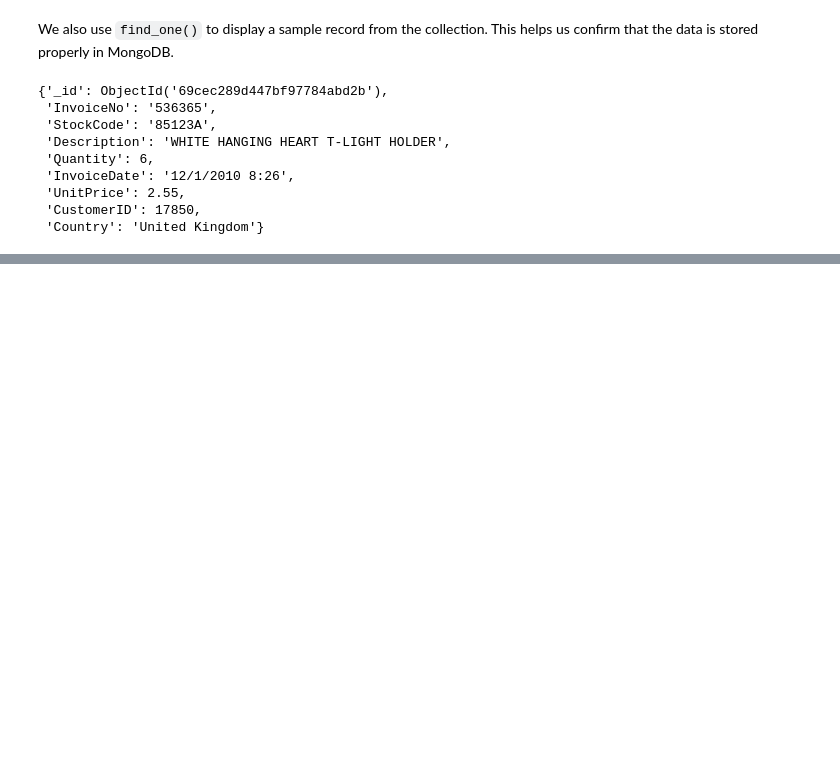
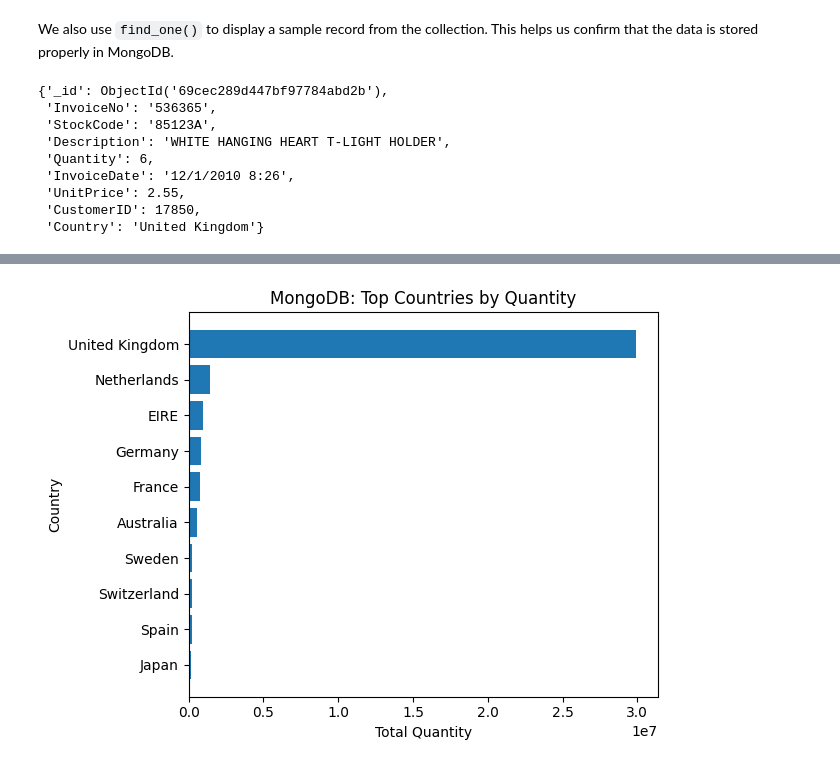
Before and after one commit to nabinyari/Bigdata_analysis_retail, a Jupyter notebook: main_assignment.ipynb, the cells around one changed output, grey strips where cells are left out. Drawn from its saved outputs; the diff is of its cells as text; code cells hidden in the pictures; blank space fills up the shorter version.

Commit message:
adding tthe mongodb aggregation and doing the visualization of results

```diff
--- a/main_assignment.ipynb
+++ b/main_assignment.ipynb
@@ -396,0 +408,17 @@ collection.find_one()
+# %%
+pipeline = [
+    {
+        "$group": {
+            "_id": "$Country",
+            "Total_Quantity": {"$sum": "$Quantity"}
+        }
+    },
+    {
+        "$sort": {"Total_Quantity": -1}
+    }
+]
+
+result = list(collection.aggregate(pipeline))
+
+for r in result[:5]:
+    print(r)
@@ -396,0 +433,4 @@ collection.find_one()
+# %%
+mongo_df = pd.DataFrame(result)
+mongo_df = mongo_df.rename(columns={"_id": "Country"})
+mongo_df = mongo_df.sort_values(by="Total_Quantity", ascending=False).head(10)
@@ -396,0 +441,15 @@ collection.find_one()
+# %%
+plt.figure()
+
+plt.barh(mongo_df["Country"], mongo_df["Total_Quantity"])
+
+plt.title("MongoDB: Top Countries by Quantity")
+plt.xlabel("Total Quantity")
+plt.ylabel("Country")
+
+plt.gca().invert_yaxis()
+plt.tight_layout()
+
+plt.show()
+# %% [output]
+[figure, added]
```
Also changed, not shown: parts of 10 cells of this notebook.
